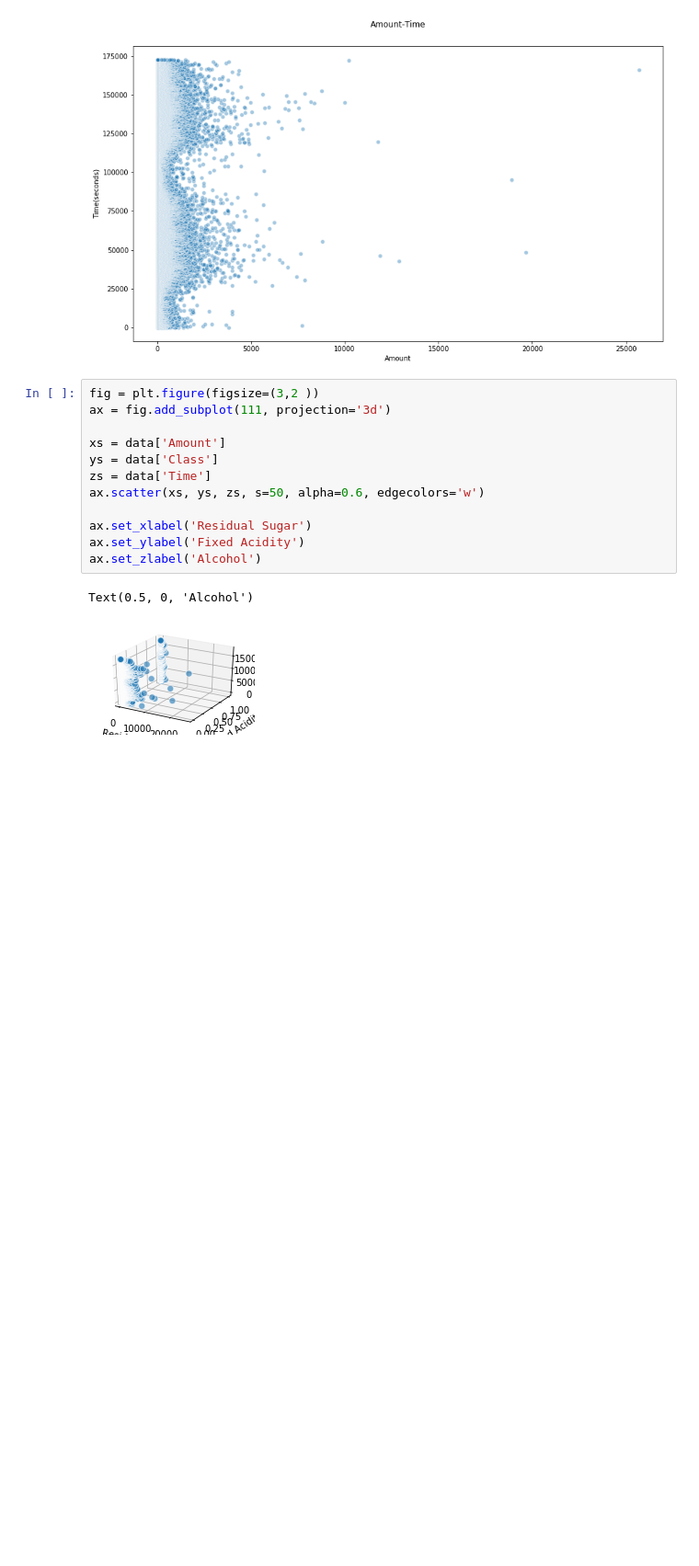
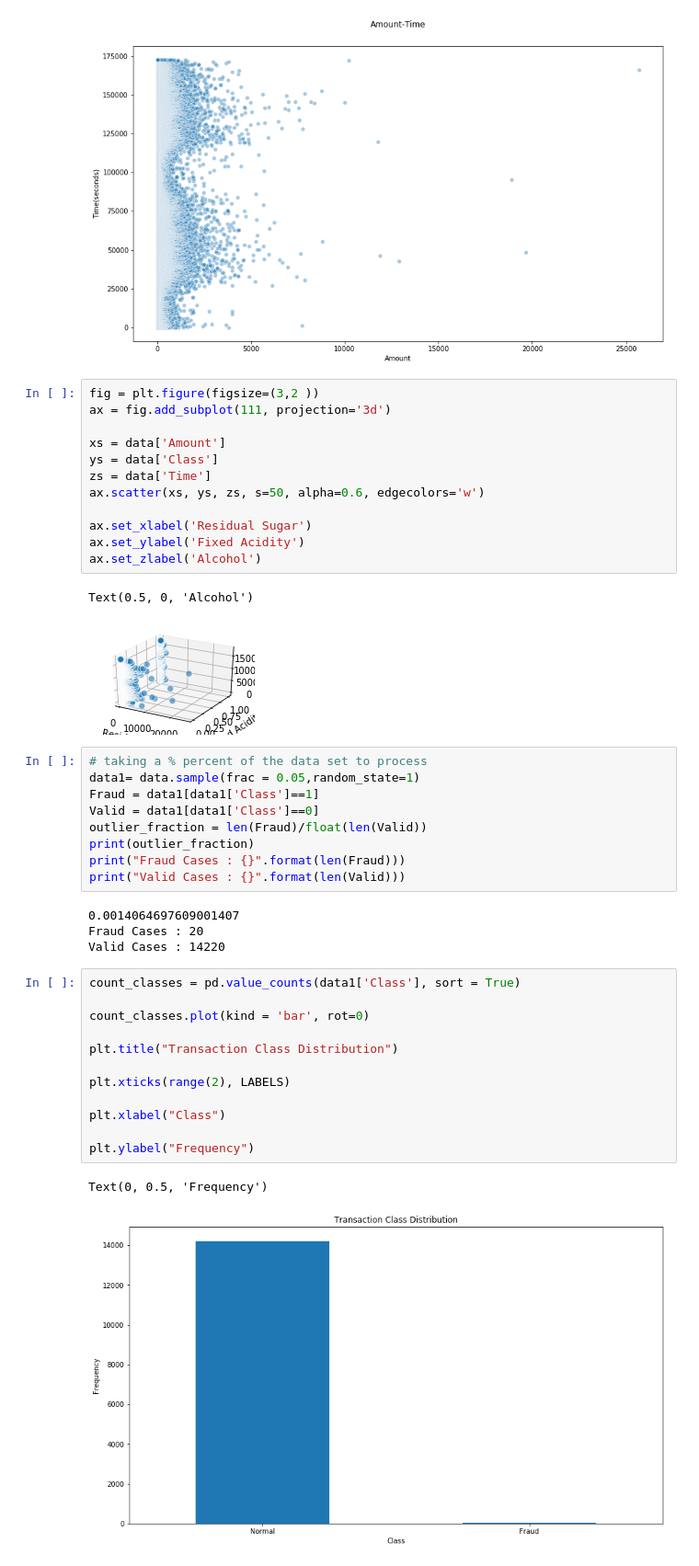
Before and after one commit to harshitgupta1998/Credit-Card-Fraud-Detection-Using-SMOTE, a Jupyter notebook: kernel7f0ac9c051.ipynb, the cells around one changed output. Shown: that part at 92% size. Saved outputs shown, nothing was run; the diff lists cells and outputs as text; blank space fills up the shorter version.

```diff
--- a/kernel7f0ac9c051.ipynb
+++ b/kernel7f0ac9c051.ipynb
@@ -152,3 +152,31 @@ ax.set_zlabel('Alcohol')
 # %% [output]
 Text(0.5, 0, 'Alcohol')
 [figure]
+# %%
+# taking a % percent of the data set to process
+data1= data.sample(frac = 0.05,random_state=1)
+Fraud = data1[data1['Class']==1]
+Valid = data1[data1['Class']==0]
+outlier_fraction = len(Fraud)/float(len(Valid))
+print(outlier_fraction)
+print("Fraud Cases : {}".format(len(Fraud)))
+print("Valid Cases : {}".format(len(Valid)))
+# %% [output]
+0.0014064697609001407
+Fraud Cases : 20
+Valid Cases : 14220
+# %%
+count_classes = pd.value_counts(data1['Class'], sort = True)
+
+count_classes.plot(kind = 'bar', rot=0)
+
+plt.title("Transaction Class Distribution")
+
+plt.xticks(range(2), LABELS)
+
+plt.xlabel("Class")
+
+plt.ylabel("Frequency")
+# %% [output]
+Text(0, 0.5, 'Frequency')
+[figure, added]
```
Also changed, not shown: parts of 1 cell of this notebook.
